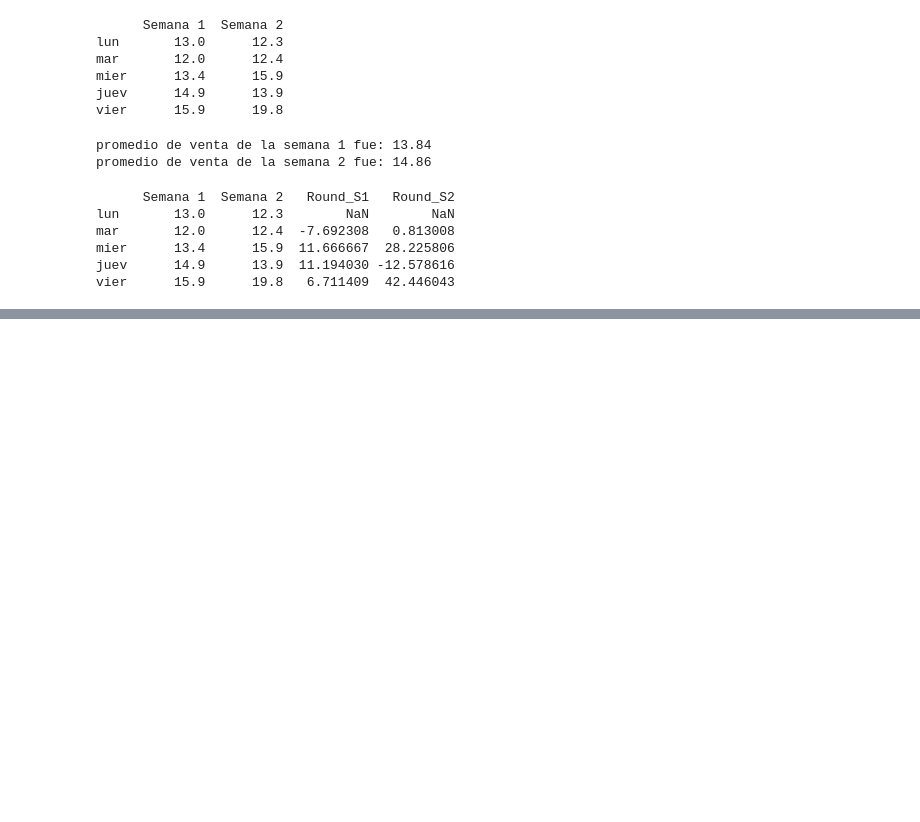
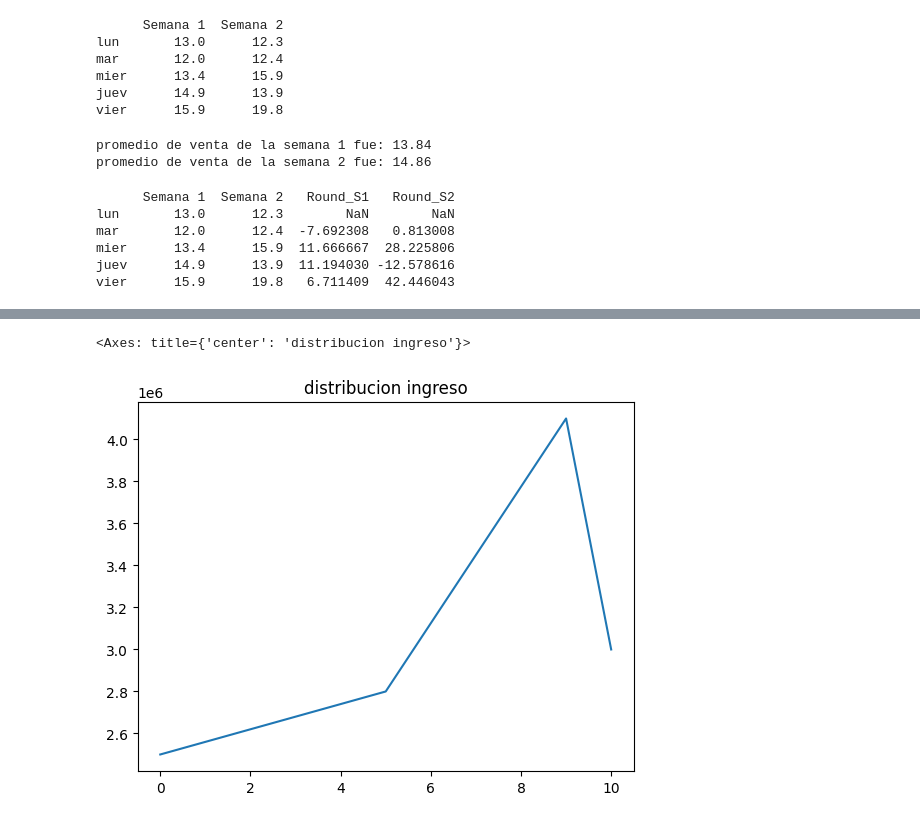
Before and after one commit to juandiegoescobar05-arch/Curso-an-lisis-de-datos-, a Jupyter notebook: Clase_analisis_de_datos.ipynb, the cells around one changed output, grey strips where cells are left out. Cells and saved outputs as stored; diff of their text form; code cells hidden in the pictures; blank space fills up the shorter version.

```diff
--- a/Clase_analisis_de_datos.ipynb
+++ b/Clase_analisis_de_datos.ipynb
@@ -827,0 +1107,5 @@ vier      15.9      19.8   6.711409  42.446043
+# %%
+#reemplazar datos
+df['Ingreso_Mensual'].fillna(0,inplace=True)##fillna identifica datos no asignados
+df['Gasto_Mensual'].fillna(0,inplace=True)
+print(df)
@@ -827,0 +1130,4 @@ vier      15.9      19.8   6.711409  42.446043
+# %%
+##eliminar duplicados
+df.drop_duplicates(inplace=True)
+print(df)
@@ -827,0 +1140,8 @@ vier      15.9      19.8   6.711409  42.446043
+# %%
+##poner todo datos de texto en mayuscula
+df['Nombre']=df['Nombre'].str.upper()##upper mayuscula
+df
+##
+df['Edad']=df['Edad'].fillna('Desconocido')
+df['Ciudad']=df['Ciudad'].fillna('Desconocido')
+df
@@ -827,0 +1154,4 @@ vier      15.9      19.8   6.711409  42.446043
+# %%
+##Normalizar los datos numericos
+df['Ingreso_Mensual']=df['Ingreso_Mensual'].astype(float)
+df
@@ -827,0 +1171,6 @@ vier      15.9      19.8   6.711409  42.446043
+# %%
+df['Ingreso_Mensual'].plot(kind="line",title='distribucion ingreso')
+##grafica distribucion(ctrl espacio opciones)
+# %% [output]
+<Axes: title={'center': 'distribucion ingreso'}>
+[figure, added]
```
Also changed, not shown: parts of 40 cells of this notebook.
